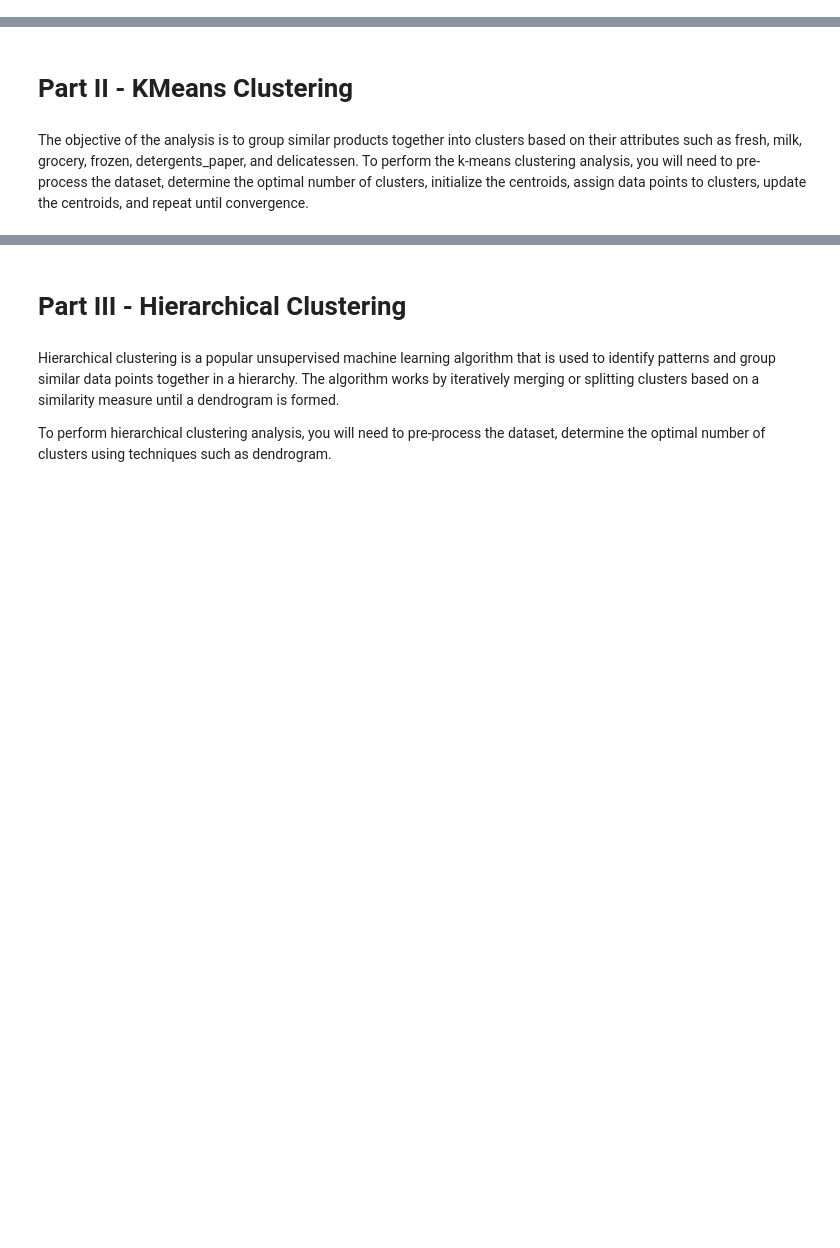
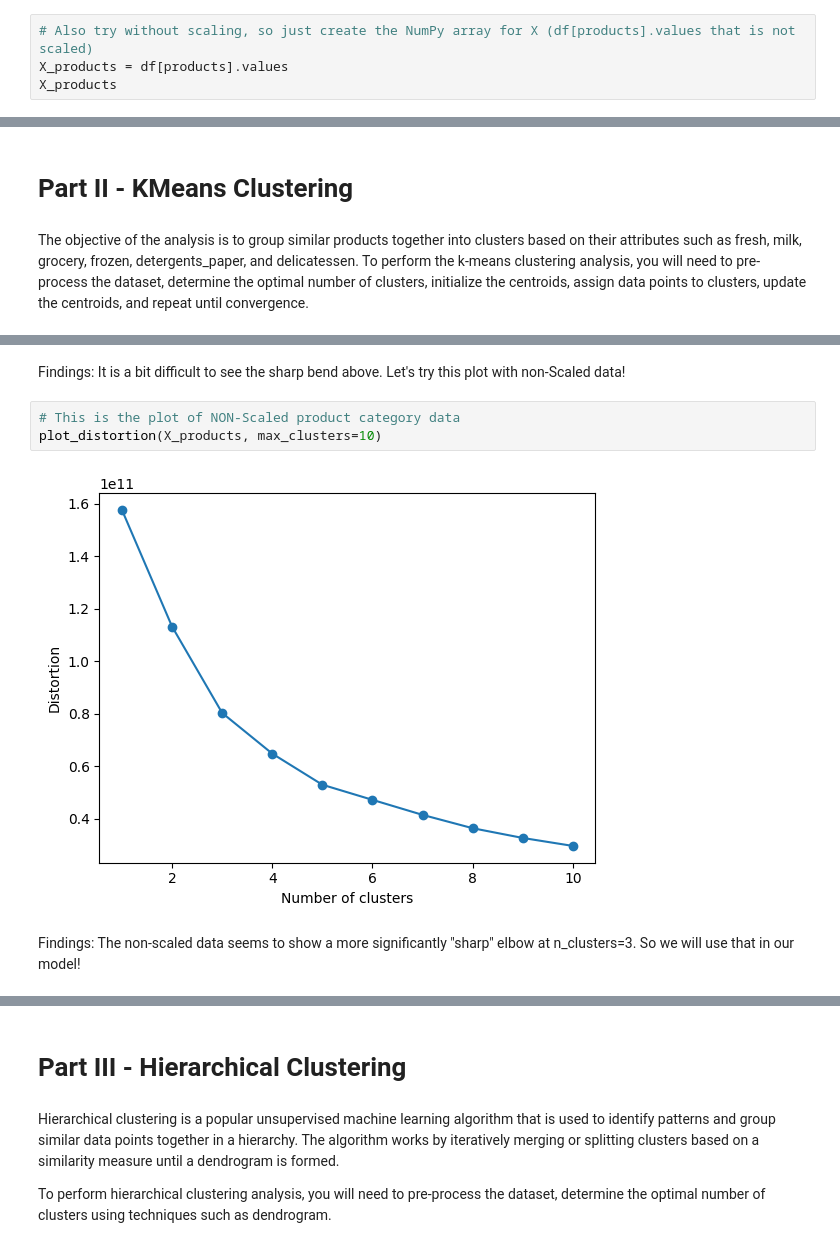
Before and after one commit to jtwleung/Project-Unsupervised-Machine-Learning, a Jupyter notebook: Unsupervised Learning - Project.ipynb, the cells around one changed output, grey strips where cells are left out. Drawn from its saved outputs; the diff is of its cells as text; blank space fills up the shorter version.

```diff
--- a/Unsupervised Learning - Project.ipynb
+++ b/Unsupervised Learning - Project.ipynb
@@ -359,0 +390,4 @@ Findings:
+# %%
+# Also try without scaling, so just create the NumPy array for X (df[products].values that is not scaled)
+X_products = df[products].values
+X_products
@@ -363,0 +466,9 @@ The objective of the analysis is to group similar products together into cluster
+# %% [markdown]
+Findings:  It is a bit difficult to see the sharp bend above.  Let's try this plot with non-Scaled data!
+# %%
+# This is the plot of NON-Scaled product category data
+plot_distortion(X_products, max_clusters=10)
+# %% [output]
+[figure, added]
+# %% [markdown]
+Findings:  The non-scaled data seems to show a more significantly "sharp" elbow at n_clusters=3.  So we will use that in our model!
```
Also changed, not shown: parts of 31 cells of this notebook.
